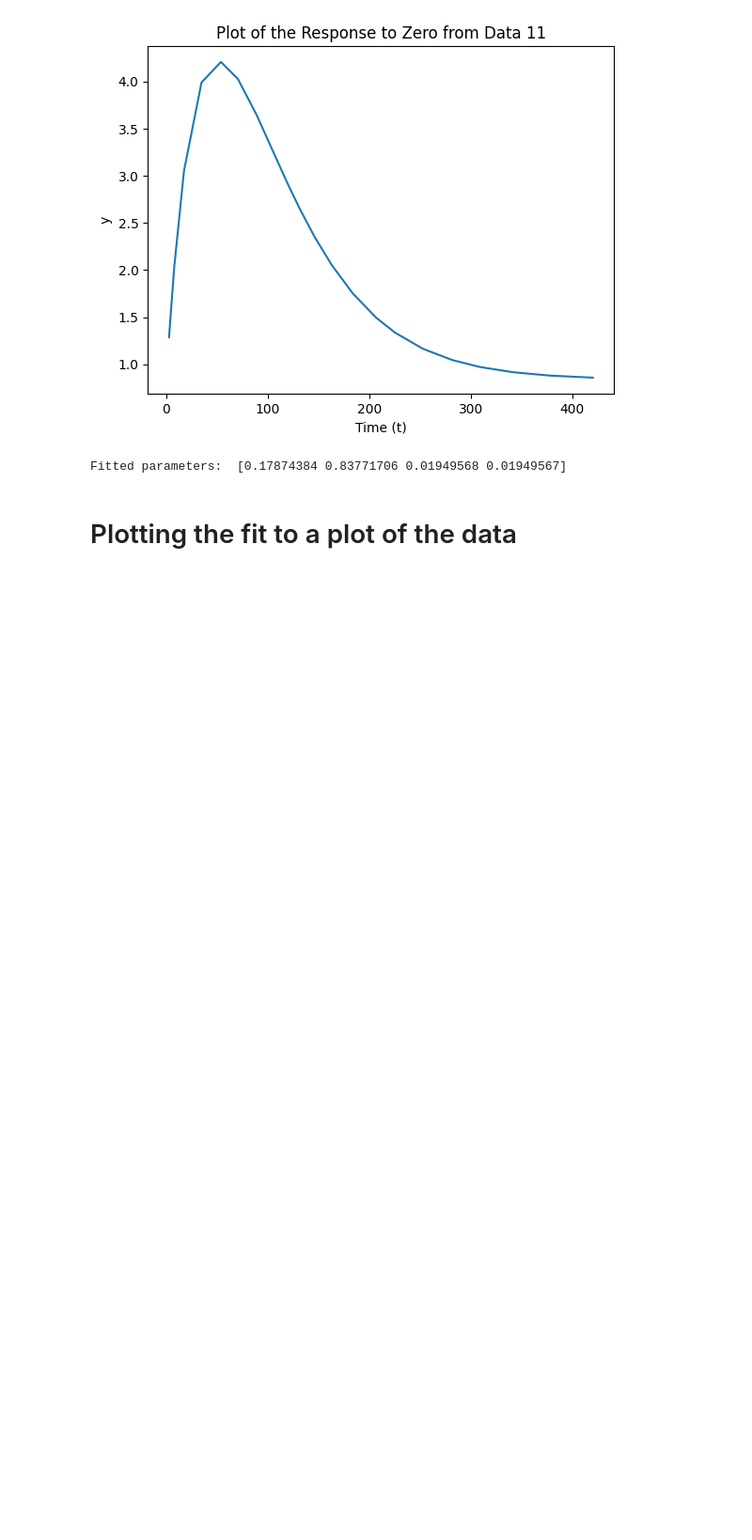
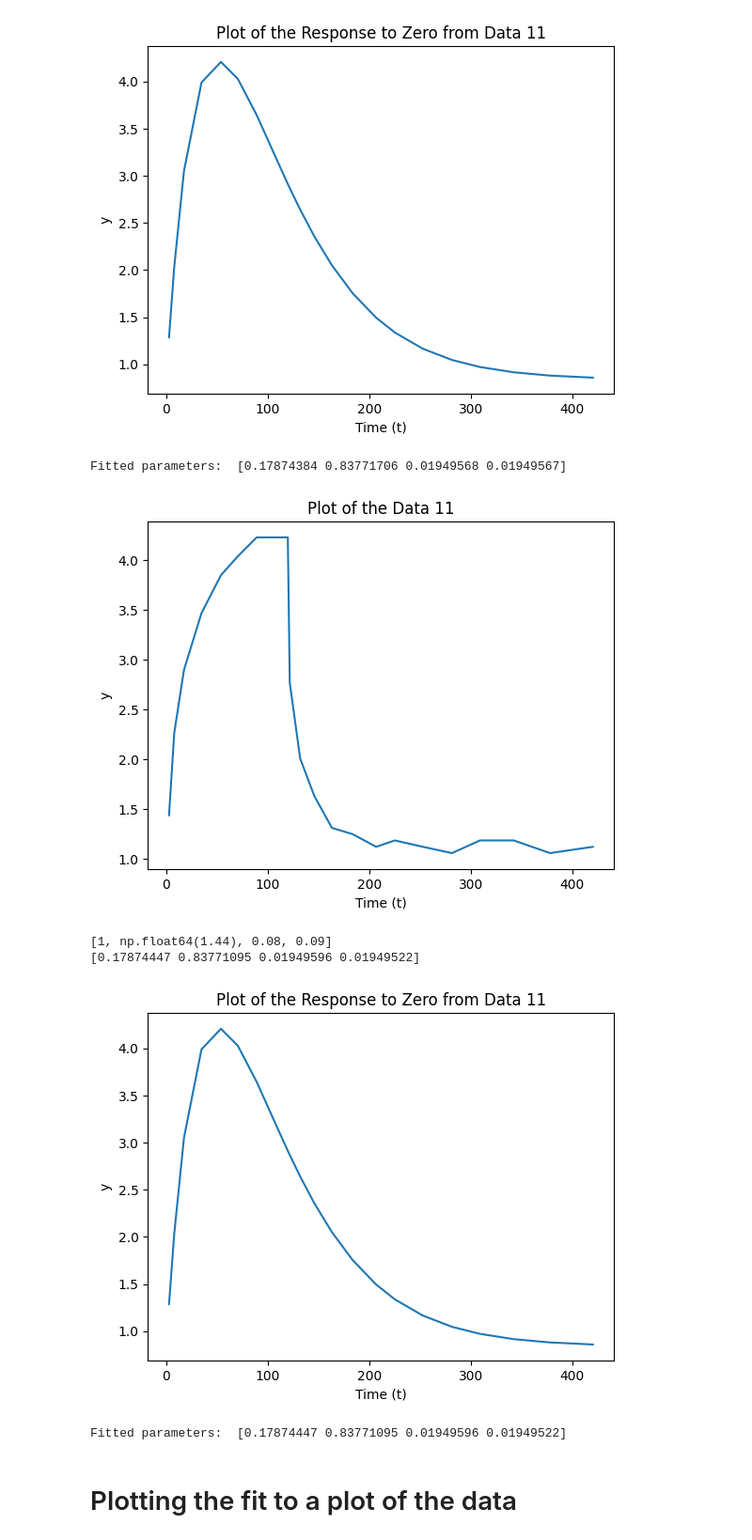
Before and after one commit to Ara101/Data_extraction_kinetic_signaling_data, a Jupyter notebook: code/python/rate_kinetics_0.ipynb, the cells around one changed output. Shown at 94% size. Drawn from its saved outputs; the diff is of its cells as text; code cells hidden in the pictures; blank space fills up the shorter version.

Commit message:
big function works!

```diff
--- a/code/python/rate_kinetics_0.ipynb
+++ b/code/python/rate_kinetics_0.ipynb
@@ -168,6 +168,6 @@ def typical_dissociation(t, y_initial, koff):
 # %%
 # Fitting the data to its appropriate function
-def fit_data(data, time, response, assumption = "response to steady state", y_final = None, y_initial = None, C = None, D = None, kon=None, koff=None):
+def fit_data(time, response, p0):
     """
     Function to fit the data to the function
 
@@ -186,8 +186,9 @@ def fit_data(data, time, response, assumption = "response to steady state", y_fi
         The covariance of the parameters
     """
 
+    assumption = "response to zero"
     if assumption == "baseline+steadystate":
-        def baseline_steadystate_response(y_initial, y_final, t, kon):
+        def baseline_steadystate_response(t, y_initial, y_final, kon):
             """
             Function to find the kon value from the data.
             Assuming we know the baseline and the steady state response, we can find the kon value.
@@ -211,9 +212,10 @@ def fit_data(data, time, response, assumption = "response to steady state", y_fi
             """
             return y_final * (1 - np.exp(-kon * t)) + y_initial
         function = baseline_steadystate_response
+        param_k, pcov_k = curve_fit(function, time, response, p0 = [y_initial, y_final, kon])
 
     elif assumption == "response to zero":
-        def response_to_zero(C, y_initial, t, kon, koff):
+        def response_to_zero(t, C, y_initial, kon, koff):
             """
             Function to find the kon and koff values from the data
             Assuming we know that the response goes to zero
@@ -238,9 +240,10 @@ def fit_data(data, time, response, assumption = "response to steady state", y_fi
             return (C / (kon - koff)) * (np.exp(-koff * t) - np.exp(-kon * t)) +y_initial
 
         function = response_to_zero
+        param_k, pcov_k = curve_fit(function, time, response, p0 = [C, y_initial, kon, koff])
 
     elif assumption == "response to steady state":
-        def response_to_steady_state(y_initial, y_final, t, D, kon, koff):
+        def response_to_steady_state(t, y_initial, y_final, D, kon, koff):
             """
             Function to find the kon and koff values from the data
             Assuming we know the steady state response
@@ -265,7 +268,6 @@ def fit_data(data, time, response, assumption = "response to steady state", y_fi
             return y_final * ((1 - D * np.exp(-kon * t)) + (D - 1) * np.exp(-koff * t)) + y_initial
 
         function = response_to_steady_state
-
-    param_k, pcov_k = curve_fit(function, time, response, p0 = [y_initial, y_final, kon, koff])
+        param_k, pcov_k = curve_fit(function, time, response, p0 = [y_initial, y_final, D, kon, koff])
 
     return param_k, pcov_k
@@ -527,6 +528,45 @@ print("Fitted parameters: ", param_k)
 [figure]
 [figure]
 Fitted parameters:  [0.17874384 0.83771706 0.01949568 0.01949567]
+# %%
+# Testing second data set with overall function
+
+testFile11 = importCleanData("VEGFA165_NRP1_0.5-8nM_Lu2023.xlsx", "sheet1", ["Time 1nM", "RU 1nM"])
+testFile11 = testFile11.iloc[7:]
+
+# plot the data
+plt.plot(testFile11["Time 1nM"], testFile11["RU 1nM"])
+plt.xlabel('Time (t)')
+plt.ylabel('y')
+plt.title('Plot of the Data 11')
+plt.show ()
+
+# Initial guess for the parameters
+y_initial = testFile11.iloc[0, 1]
+y_final = testFile11["RU 1nM"].iloc[-1]  # Extract the single value
+initial_guess = [1, y_initial, 0.08, 0.09]
+
+# data
+t_data = testFile11["Time 1nM"]
+response_data = testFile11["RU 1nM"]
+param_k, pcov_k = fit_data(t_data, response_data, p0 = initial_guess)
+
+# plot the response to zero fitted data
+fitted_response= response_to_zero(testFile11["Time 1nM"], *param_k)
+print(initial_guess)
+print(param_k)
+plt.plot(testFile11["Time 1nM"], fitted_response, label='Fitted Data')
+plt.xlabel('Time (t)')
+plt.ylabel('y')
+plt.title('Plot of the Response to Zero from Data 11')
+plt.show ()
+print("Fitted parameters: ", param_k)
+# %% [output]
+[figure, added]
+[1, np.float64(1.44), 0.08, 0.09]
+[0.17874447 0.83771095 0.01949596 0.01949522]
+[figure, added]
+Fitted parameters:  [0.17874447 0.83771095 0.01949596 0.01949522]
 # %% [markdown]
 # Plotting the fit to a plot of the data
 # %%
```
Also changed, not shown: parts of 8 cells of this notebook.
